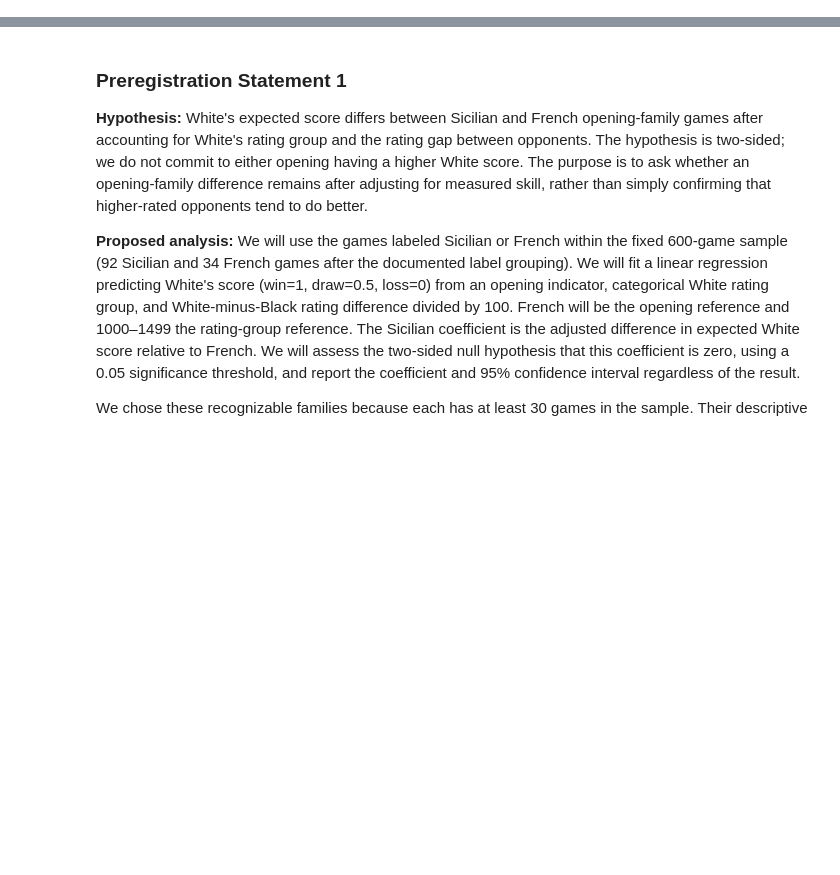
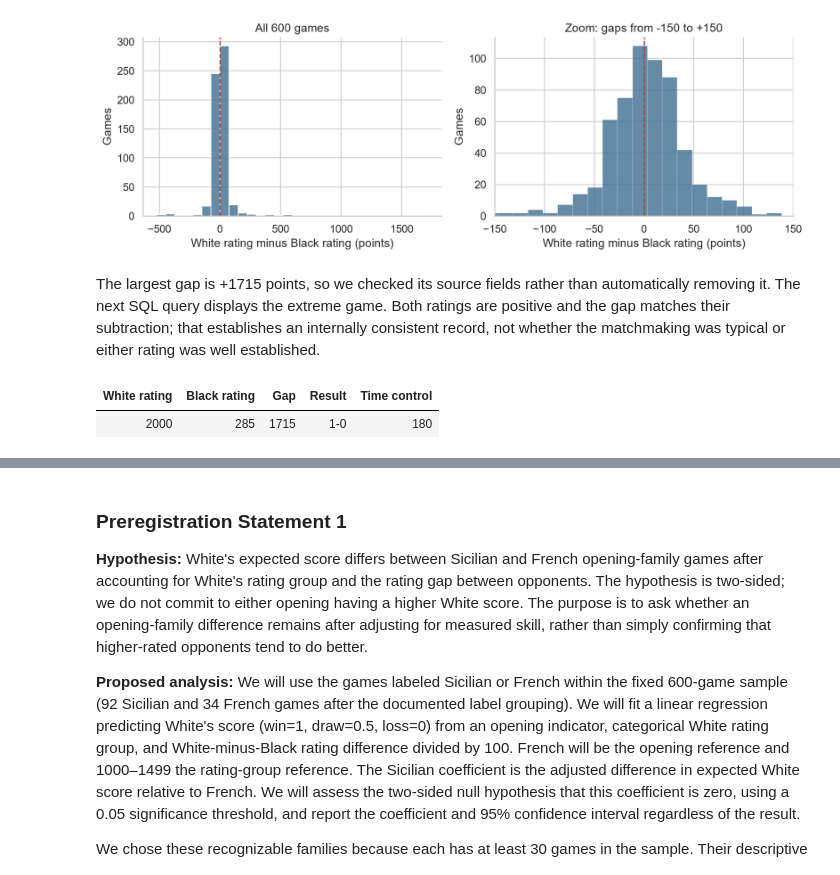
Before and after one commit to Toyman123/info2950-project, a Jupyter notebook: phase2/Phase2_Chess.ipynb, the cells around one changed output, grey strips where cells are left out. Drawn from its saved outputs; the diff is of its cells as text; code cells hidden in the pictures; blank space fills up the shorter version.

Commit message:
Revise Phase 2 with class SQL methods, Seaborn figures, and column definitions

```diff
--- a/phase2/Phase2_Chess.ipynb
+++ b/phase2/Phase2_Chess.ipynb
@@ -457,0 +172,28 @@ We commit to reporting both analyses below regardless of whether they support ou
+# %%
+# Select the same 150 games from each group, using the original row order.
+samples = []
+for group in rating_groups:
+    group_games = prepared[prepared["rating_group"] == group]
+    if len(group_games) < 150:
+        raise ValueError("A rating group has fewer than 150 games.")
+    samples.append(group_games.sample(n=150, random_state=2950))
+
+analysis_games = pd.concat(samples, ignore_index=True)
+analysis_games = analysis_games.sample(
+    frac=1, random_state=2950
+).reset_index(drop=True)
+analysis_games = analysis_games.drop(columns="source_order")
+
+# Save the analysis-ready data, then check the sample size with SQL.
+analysis_games.to_csv("chess_analysis_600.csv", index=False)
+sample_check = duckdb.sql("""
+    SELECT rating_group AS "White rating group", COUNT(*) AS "Games",
+           COUNT(DISTINCT game_url) AS "Unique games",
+           COUNT(DISTINCT sampled_player) AS "Archive accounts"
+    FROM analysis_games
+    GROUP BY rating_group
+""").df()
+sample_check = sample_check.set_index("White rating group").reindex(
+    rating_groups
+).reset_index()
+display(sample_check)
@@ -457,0 +317,35 @@ We commit to reporting both analyses below regardless of whether they support ou
+# %%
+# Use Seaborn histograms for the full range and a clearly labeled zoom.
+fig, axes = plt.subplots(1, 2, figsize=(11, 3.8))
+sns.histplot(data=analysis_games, x="rating_difference", bins=30,
+             color="#33658A", ax=axes[0])
+sns.histplot(data=analysis_games, x="rating_difference", binwidth=15,
+             color="#33658A", ax=axes[1])
+axes[0].set_title("All 600 games")
+axes[1].set_title("Zoom: gaps from -150 to +150")
+axes[1].set_xlim(-150, 150)
+for ax in axes:
+    ax.axvline(0, color="#A34343", linestyle="--", linewidth=1.3)
+    ax.set_xlabel("White rating minus Black rating (points)")
+    ax.set_ylabel("Games")
+sns.despine()
+plt.tight_layout()
+plt.show()
+# %% [output]
+[figure, added]
+# %% [markdown]
+The largest gap is +1715 points, so we checked its source fields rather than automatically removing it. The next SQL query displays the extreme game. Both ratings are positive and the gap matches their subtraction; that establishes an internally consistent record, not whether the matchmaking was typical or either rating was well established.
+# %%
+# Inspect the largest gap without running a hypothesis test.
+largest_gap = duckdb.sql("""
+    SELECT white_rating AS "White rating", black_rating AS "Black rating",
+           rating_difference AS "Gap", game_result AS "Result",
+           time_control AS "Time control"
+    FROM analysis_games
+    ORDER BY ABS(rating_difference) DESC
+    LIMIT 1
+""").df()
+display(largest_gap)
+# %% [output]
+| White rating | Black rating | Gap | Result | Time control |
+| 2000 | 285 | 1715 | 1-0 | 180 |
```
Also changed, not shown: parts of 46 cells of this notebook, 6 other files.
